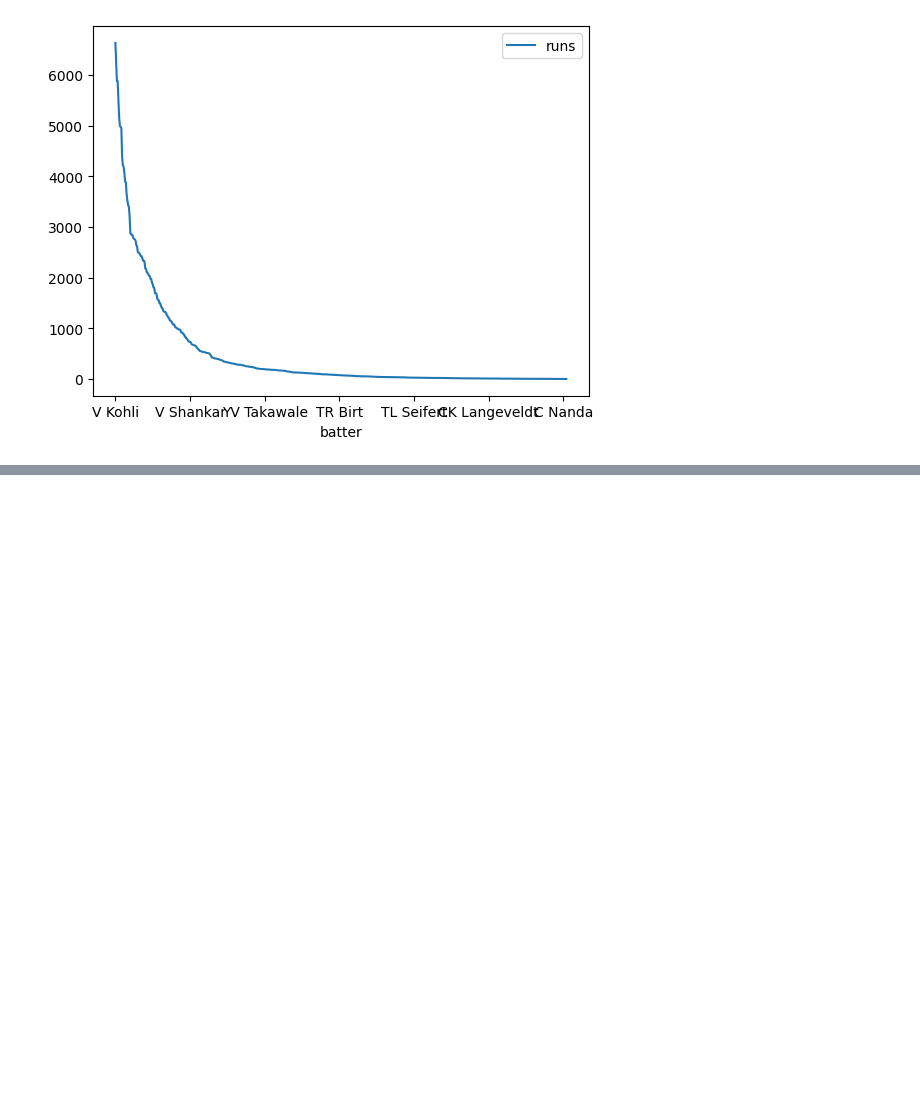
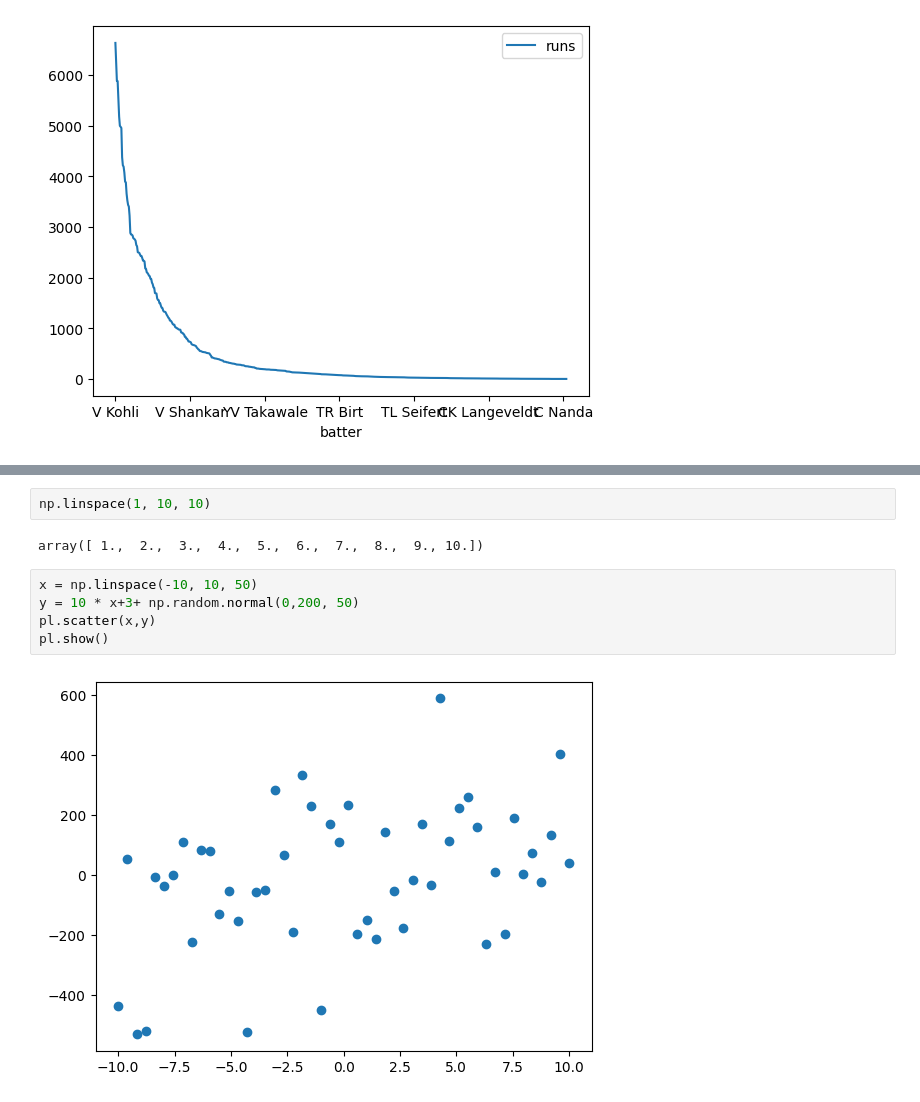
Before and after one commit to mohd-ajlal/PYTHON-For-Data_Analysis, a Jupyter notebook: class7.ipynb, the cells around one changed output, grey strips where cells are left out. Drawn from its saved outputs; the diff is of its cells as text; blank space fills up the shorter version.

```diff
--- a/class7.ipynb
+++ b/class7.ipynb
@@ -114,0 +142,11 @@ pl.show()
+# %%
+np.linspace(1, 10, 10)
+# %% [output]
+array([ 1.,  2.,  3.,  4.,  5.,  6.,  7.,  8.,  9., 10.])
+# %%
+x = np.linspace(-10, 10, 50)
+y = 10 * x+3+ np.random.normal(0,200, 50)
+pl.scatter(x,y)
+pl.show()
+# %% [output]
+[figure, added]
```
Also changed, not shown: parts of 6 cells of this notebook.
